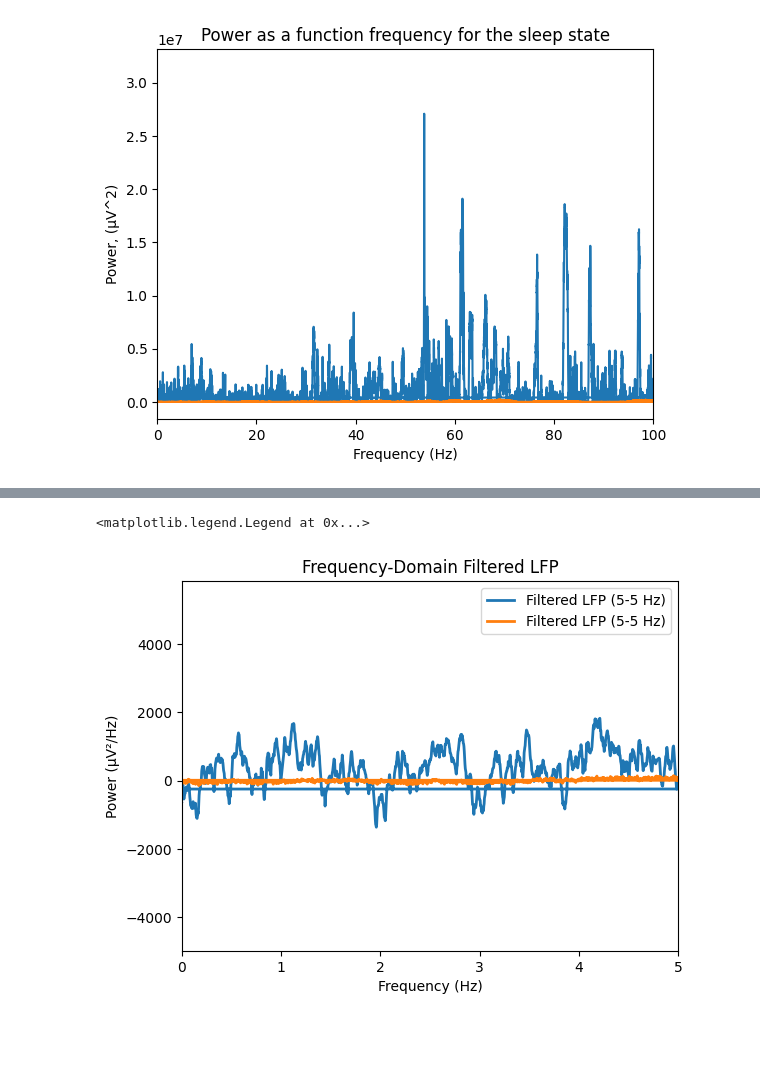
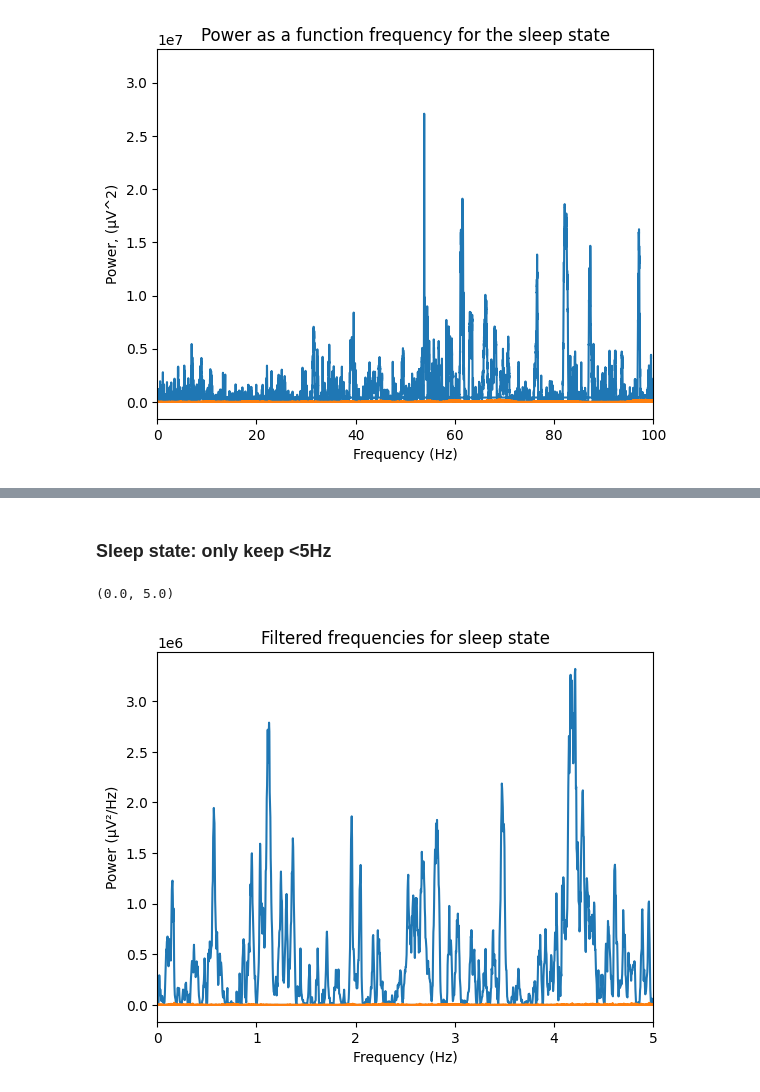
Before and after one commit to Indraniiii/118C_rat, a Jupyter notebook: COGS118_LFP_rats.ipynb, the cells around one changed output, grey strips where cells are left out. Saved outputs shown, nothing was run; the diff lists cells and outputs as text; code cells hidden in the pictures; blank space fills up the shorter version.

```diff
--- a/COGS118_LFP_rats.ipynb
+++ b/COGS118_LFP_rats.ipynb
@@ -145,17 +156,17 @@ plt.legend()
+# %% [markdown]
+### Sleep state: only keep <5Hz
 # %%
-high_freq = 5
-
-#apply a mask to look only at those between 5-100 Hz
-filter_mask = (sleep_frequency < high_freq)
-lfp_fft_filtered_sleep = sleep_dft.T * filter_mask
+#The filter
+sleep_if = np.abs(sleep_frequency) <= 5
+sleep_pf = np.abs(sleep_dft.T * sleep_if) **2
 
 
-plt.plot(sleep_frequency, lfp_fft_filtered_sleep.T, label=f'Filtered LFP ({low_freq}-{high_freq} Hz)', linewidth=2)
-plt.title('Frequency-Domain Filtered LFP')
+plt.plot(sleep_frequency, sleep_pf.T)
+plt.title('Filtered frequencies for sleep state')
 plt.xlabel('Frequency (Hz)')
 plt.ylabel('Power (μV²/Hz)')
+plt.xlim(0,100)
 plt.xlim(0,5)
-plt.legend()
 # %% [output]
-<matplotlib.legend.Legend at 0x...>
+(0.0, 5.0)
-[figure, old version]
+[figure, new version]
```
Also changed, not shown: parts of 10 cells of this notebook.
